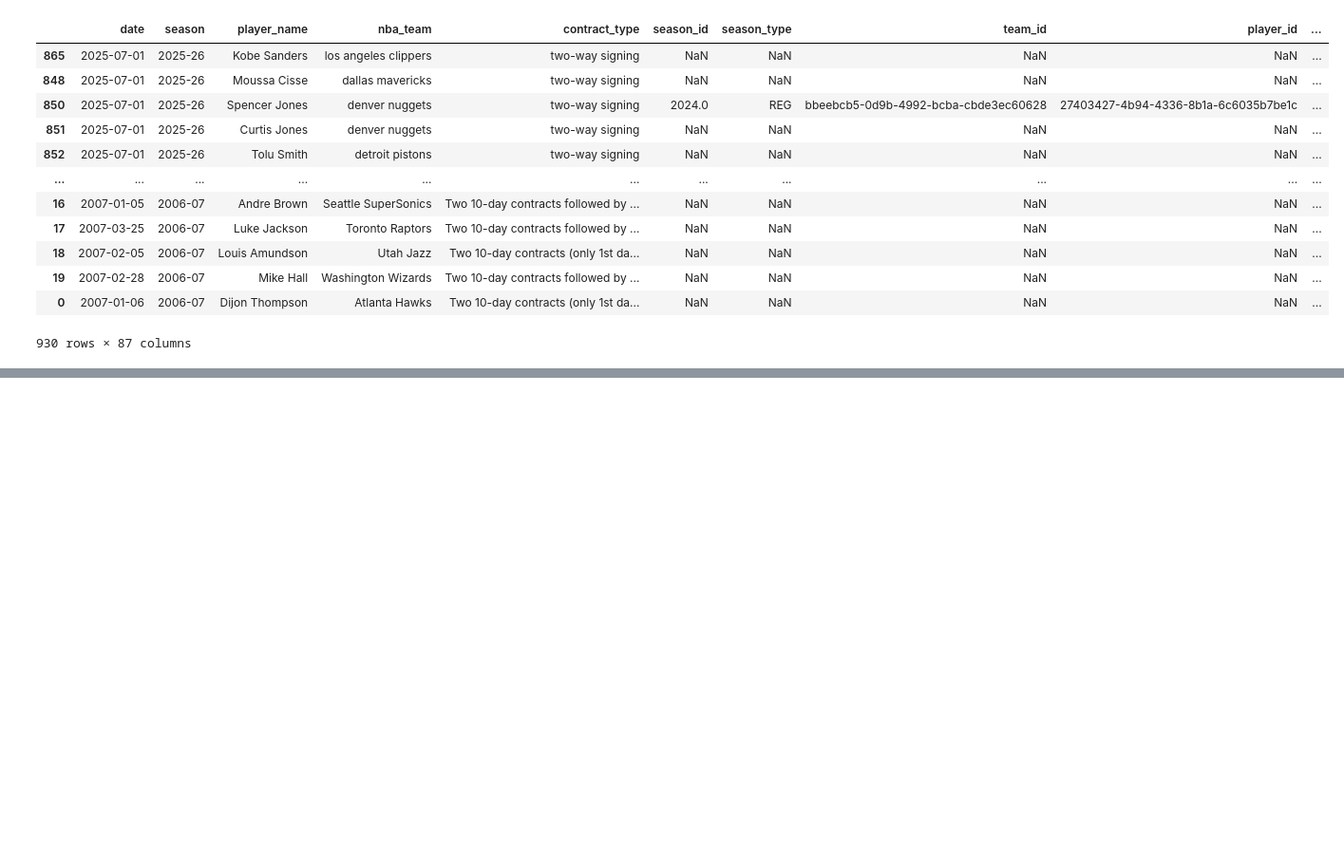
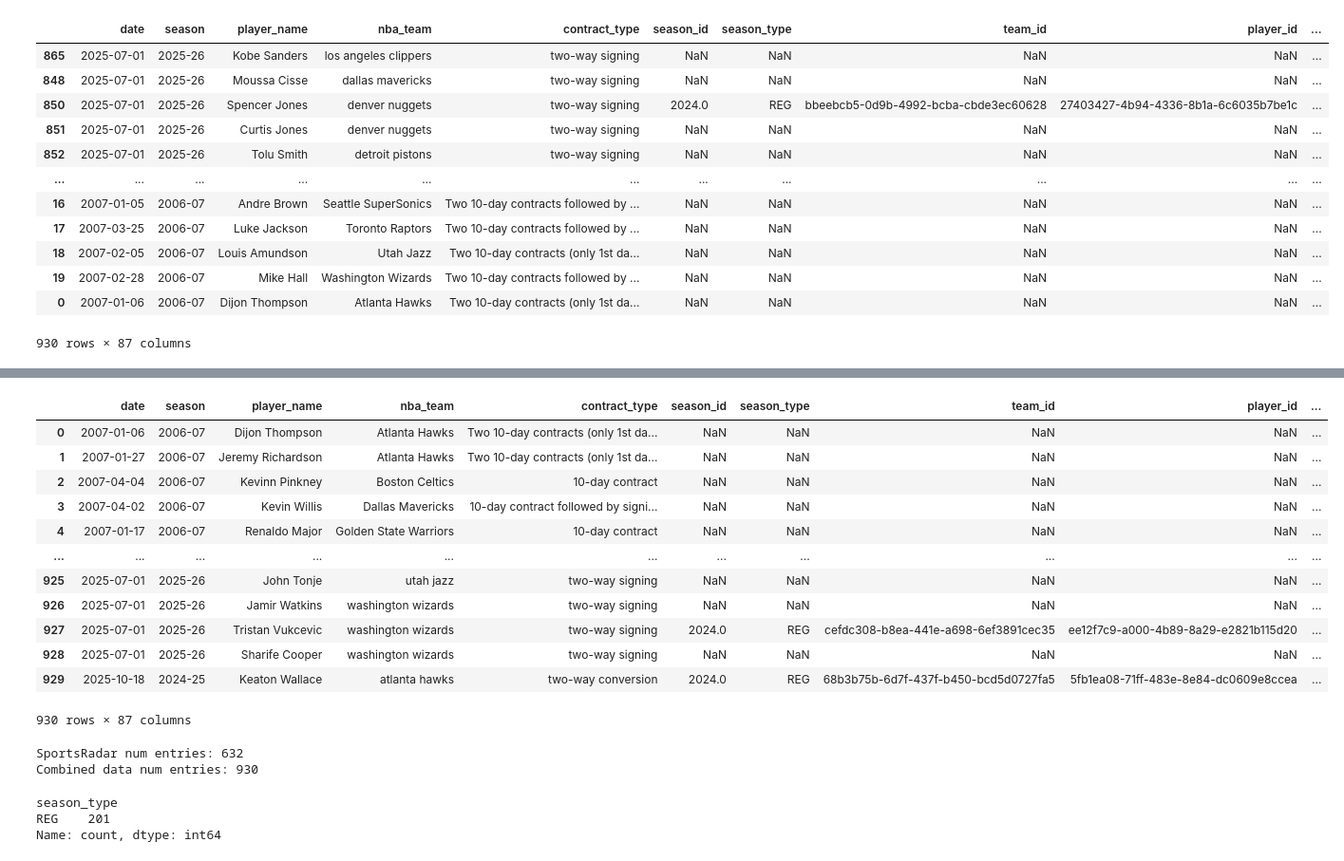
Before and after one commit to anirudh9280/Next-Up, a Jupyter notebook: data/data.ipynb, the cells around one changed output, grey strips where cells are left out. Shown: that part at 95% size. Cells and saved outputs as stored; diff of their text form; code cells hidden in the pictures; blank space fills up the shorter version.

Commit message:
Properly merged callup data with player statistics and performed EDA to find feature importance

```diff
--- a/data/data.ipynb
+++ b/data/data.ipynb
@@ -4,10 +23,23 @@ import numpy as np
 # %%
-ten_day_df = pd.read_csv("callups_10day_tidy.csv")
-two_way_df = pd.read_csv("two_way_contracts.csv")
-conversions_df = pd.read_csv("two_way_conversions.csv")
-sportsradar_df = pd.read_csv("../raw/gleague_player_season_stats_2024_REG.csv")
+# Import all necessary libraries
+import pandas as pd
+import numpy as np
+import os
+import re
+import time
+import requests
+import json
+import glob
+from pathlib import Path
+from bs4 import BeautifulSoup
+from dateutil import parser
+from unidecode import unidecode
+from dotenv import load_dotenv
 
-ten_day_df.head(), two_way_df.head(), conversions_df.head()
+# Load environment variables for API keys
+load_dotenv()
+
+print("✅ Libraries imported successfully")
 # %% [output]
 (         date   season         player_name               nba_team  \
  0  2007-01-06  2006-07     Thompson, Dijon          Atlanta Hawks
@@ -76,0 +802,28 @@ sorted_df
+# %%
+final_df
+# %% [output]
+|  | date | season | player_name | nba_team | contract_type | season_id | season_type | team_id | player_id | ... |
+| 0 | 2007-01-06 | 2006-07 | Dijon Thompson | Atlanta Hawks | Two 10-day contracts (only 1st da... | NaN | NaN | NaN | NaN | ... |
+| 1 | 2007-01-27 | 2006-07 | Jeremy Richardson | Atlanta Hawks | Two 10-day contracts (only 1st da... | NaN | NaN | NaN | NaN | ... |
+| 2 | 2007-04-04 | 2006-07 | Kevinn Pinkney | Boston Celtics | 10-day contract | NaN | NaN | NaN | NaN | ... |
+| 3 | 2007-04-02 | 2006-07 | Kevin Willis | Dallas Mavericks | 10-day contract followed by signi... | NaN | NaN | NaN | NaN | ... |
+| 4 | 2007-01-17 | 2006-07 | Renaldo Major | Golden State Warriors | 10-day contract | NaN | NaN | NaN | NaN | ... |
+| ... | ... | ... | ... | ... | ... | ... | ... | ... | ... | ... |
+| 925 | 2025-07-01 | 2025-26 | John Tonje | utah jazz | two-way signing | NaN | NaN | NaN | NaN | ... |
+| 926 | 2025-07-01 | 2025-26 | Jamir Watkins | washington wizards | two-way signing | NaN | NaN | NaN | NaN | ... |
+| 927 | 2025-07-01 | 2025-26 | Tristan Vukcevic | washington wizards | two-way signing | 2024.0 | REG | cefdc308-b8ea-441e-a698-6ef3891cec35 | ee12f7c9-a000-4b89-8a29-e2821b115d20 | ... |
+| 928 | 2025-07-01 | 2025-26 | Sharife Cooper | washington wizards | two-way signing | NaN | NaN | NaN | NaN | ... |
+| 929 | 2025-10-18 | 2024-25 | Keaton Wallace | atlanta hawks | two-way conversion | 2024.0 | REG | 68b3b75b-6d7f-437f-b450-bcd5d0727fa5 | 5fb1ea08-71ff-483e-8e84-dc0609e8ccea | ... |
+930 rows × 87 columns
+# %%
+print(f'SportsRadar num entries: {sportsradar_df.shape[0]}')
+print(f'Combined data num entries: {test_df.shape[0]}')
+# %% [output]
+SportsRadar num entries: 632
+Combined data num entries: 930
+# %%
+final_df['season_type'].value_counts()
+# %% [output]
+season_type
+REG    201
+Name: count, dtype: int64
```
Also changed, not shown: parts of 24 cells of this notebook, 11 other files.
